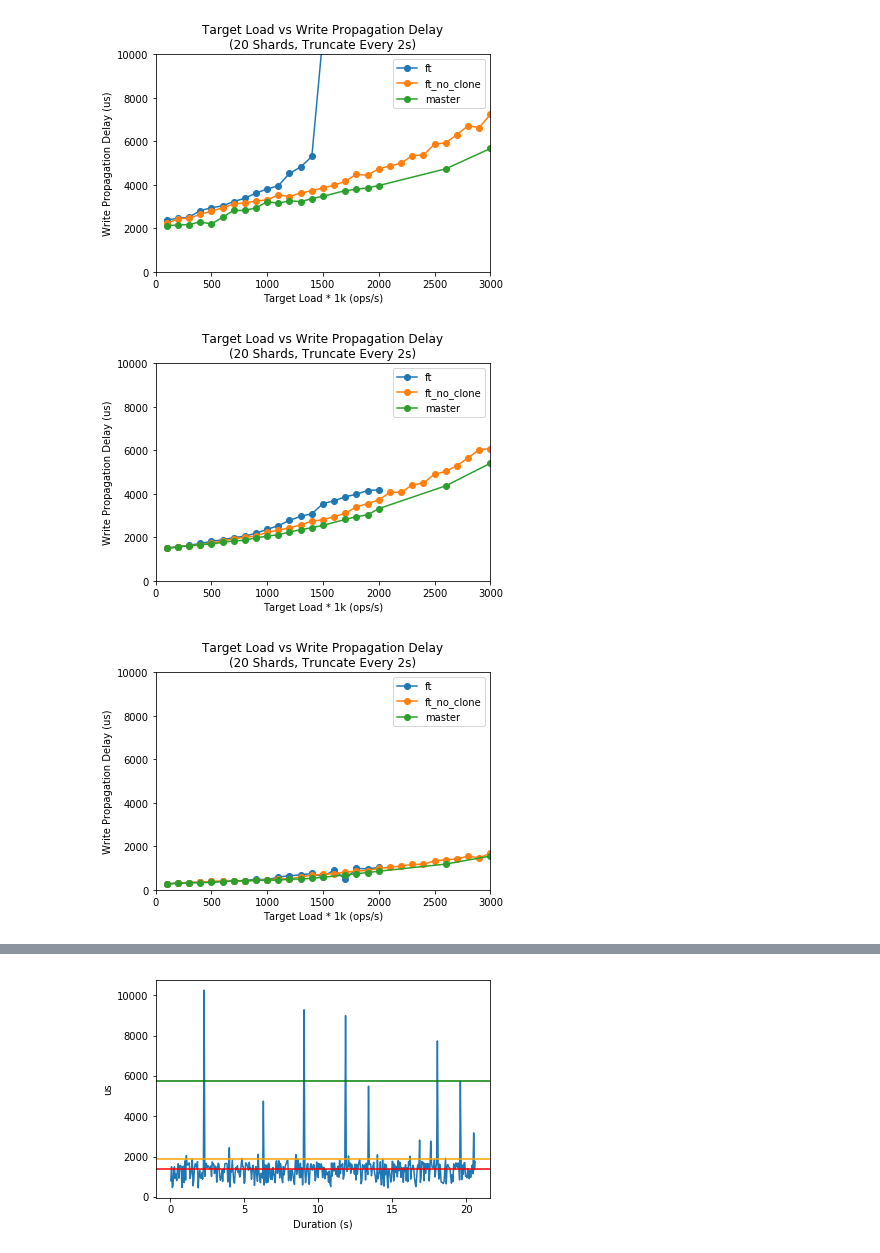
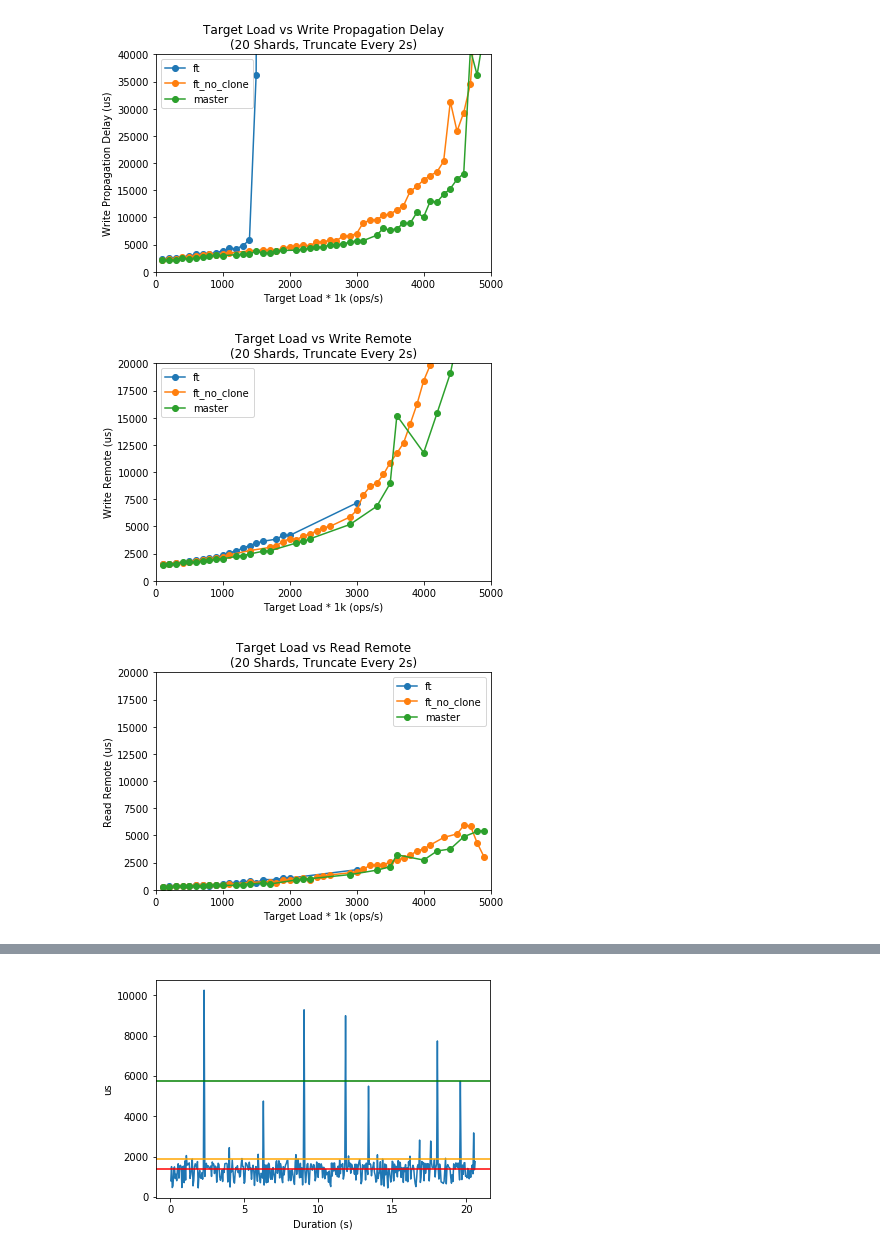
Before and after one commit to mit-pdos/noria, a Jupyter notebook: fault_tolerance_bm/overhead.ipynb, the cells around one changed output, grey strips where cells are left out. Saved outputs shown, nothing was run; the diff lists cells and outputs as text; code cells hidden in the pictures.

```diff
--- a/fault_tolerance_bm/overhead.ipynb
+++ b/fault_tolerance_bm/overhead.ipynb
@@ -141,9 +186,9 @@ Index results
 """
 BINARY_TARGET_SHARDS_TRUNC = {}
 
-def index_results():
+def index_results(path='results_gina/'):
     BINARY_TARGET_SHARDS_TRUNC.clear()
-    results = parse_all_results()
+    results = parse_all_results(path)
     for result in results:
         binary = result.binary
         target = result.target
@@ -159,8 +204,8 @@ def index_results():
         BINARY_TARGET_SHARDS_TRUNC[binary][target][shards][trunc] = result
 
 def get_result(binary, target, sharding, trunc, verbose=False):
-    if binary != 'ft':
-        trunc = 1
+#     if binary == 'master':
+#         trunc = 1
     filename = "{}-{}-{}-{}.txt".format(binary, target, sharding, trunc)
     if binary in BINARY_TARGET_SHARDS_TRUNC:
         if target in BINARY_TARGET_SHARDS_TRUNC[binary]:
@@ -176,5 +221,5 @@ def get_result(binary, target, sharding, trunc, verbose=False):
     elif verbose:
         print("{} binary does not exist".format(filename))
 
-index_results()
+index_results(path='results_increase_warmup/')
 # %% [output]
@@ -201,43 +298,46 @@ could not parse: /Users/gina/Documents/MIT/UROP/noria_jerry/fault_tolerance_bm/r
 def plot_value_vs_time(
     targets,
     fn = lambda x: x.time(TimeValue.WP_DELAY),
+    title = "Write Propagation Delay",
     binaries = ['master', 'ft'],
     sharding: int = 10,
     truncate_every: int = 2,
     verbose=False,
     left=0, right=None, top=None, bottom=None, x_interval=None, y_interval=None
 ):
-    title = 'Target Load vs {}\n({} Shards, Truncate Every {}s)'.format(time.value, sharding, truncate_every)
     plt.xlabel('Target Load * 1k (ops/s)')
-    plt.ylabel('{} (us)'.format(time.value))
+    plt.ylabel('{} (us)'.format(title))
+    title = 'Target Load vs {}\n({} Shards, Truncate Every {}s)'.format(title, sharding, truncate_every)
 
     for binary in binaries:
         x = []
         y = []
         for target in targets:
             result = get_result(binary, target, sharding, truncate_every)
             if result is None:
                 continue
-            x.append(target / 1000)
-            y.append(fn(result))
+            if fn(result) is not None:
+                x.append(target / 1000)
+                y.append(fn(result))
         plt.plot(x, y, label=binary, marker='o')
         if verbose:
             print([n for n in zip(x, y)])
     plot_internal(plt, title, left, right, top, bottom, x_interval, y_interval)
 
 # index_results()
-right = 3000
+right = 5000
 binaries = ['ft', 'ft_no_clone', 'master']
-targets = [i * 100000 for i in range(1, 40)]
+targets = [i * 100000 for i in range(1, 50)]
 # plot_value_vs_time(targets, sharding=1, right=right, top=25000, bottom=0)
 # plot_value_vs_time(targets, sharding=4, right=right, top=25000, bottom=0, binaries=binaries)
 # plot_value_vs_time(targets, sharding=10, right=right, top=25000, bottom=0, binaries=binaries)
-plot_value_vs_time(targets, lambda x: x.time(TimeValue.WP_DELAY), sharding=20, right=right, top=10000, bottom=0, binaries=binaries)
-plot_value_vs_time(targets, lambda x: x.time(TimeValue.W_RMT), sharding=20, right=right, top=10000, bottom=0, binaries=binaries)
-plot_value_vs_time(targets, lambda x: x.time(TimeValue.R_RMT), sharding=20, right=right, top=10000, bottom=0, binaries=binaries)
+plot_value_vs_time(targets, lambda x: x.time(TimeValue.WP_DELAY), sharding=20, right=right, top=40000, bottom=0, binaries=binaries)
+plot_value_vs_time(targets, lambda x: x.time(TimeValue.W_RMT), title=TimeValue.W_RMT.value, sharding=20, right=right, top=20000, bottom=0, binaries=binaries)
+plot_value_vs_time(targets, lambda x: x.time(TimeValue.R_RMT), title=TimeValue.R_RMT.value, sharding=20, right=right, top=20000, bottom=0, binaries=binaries)
+# plot_value_vs_time(targets, lambda x: x.time(TimeValue.W_SJRN) - x.time(TimeValue.W_RMT), title=TimeValue.W_SJRN.value, sharding=20, right=right, bottom=0, binaries=binaries)
 # plot_value_vs_time(targets, sharding=50, right=right, top=25000, bottom=0, binaries=binaries)
 # plot_value_vs_time(targets, sharding=10, bottom=0)
 # %% [output]
-[figure, old version]
+[figure, new version]
-[figure, old version]
+[figure, new version]
-[figure, old version]
+[figure, new version]
```
Also changed, not shown: parts of 12 cells of this notebook, 2 other files.
